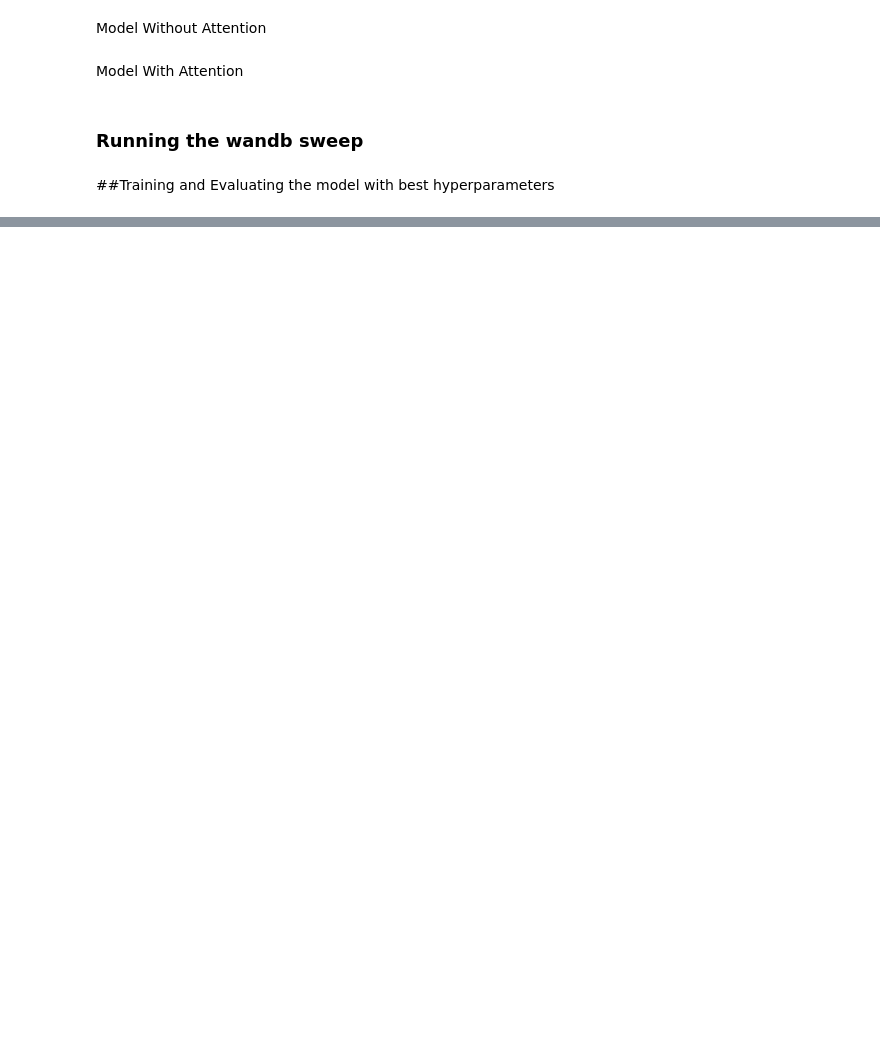
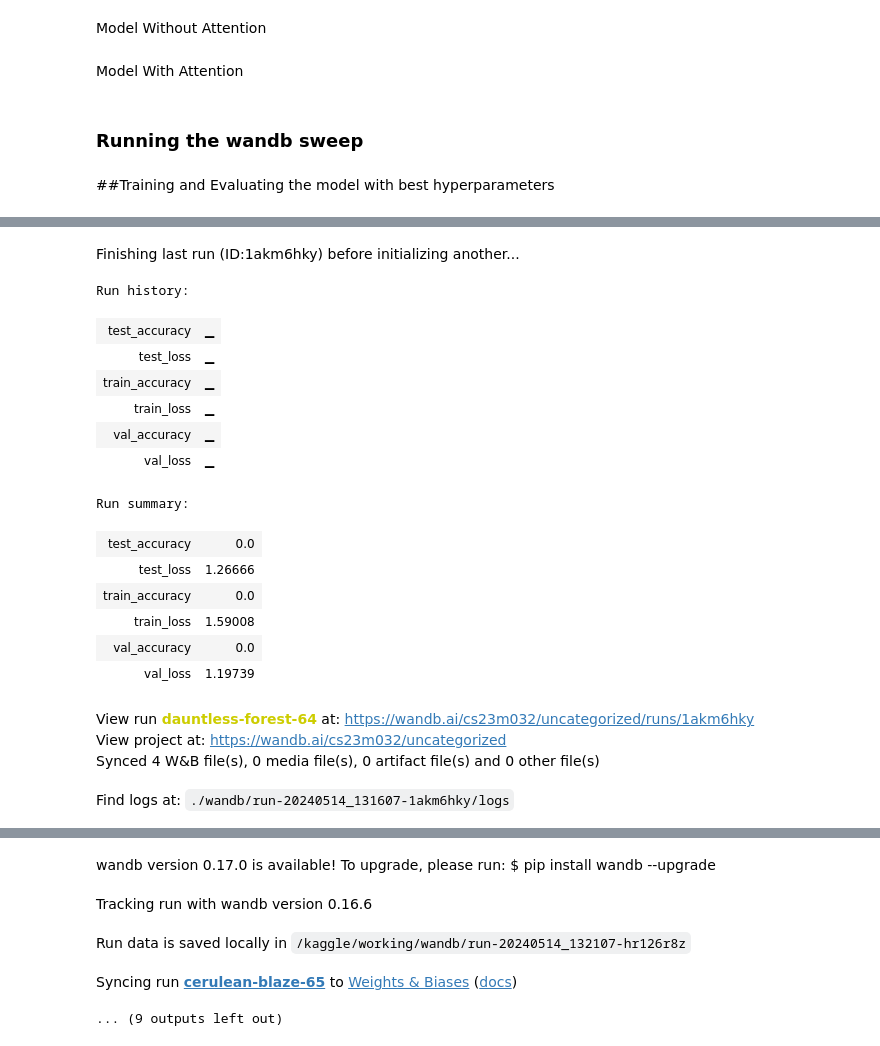
Before and after one commit to JuhiZanje/DLAssignment3, a Jupyter notebook: DL_Assignment3.ipynb, the cells around one changed output, grey strips where cells are left out. Cells and saved outputs as stored; diff of their text form; code cells hidden in the pictures; blank space fills up the shorter version.

Commit message:
function changed for attention

```diff
--- a/DL_Assignment3.ipynb
+++ b/DL_Assignment3.ipynb
@@ -174,2 +206,10 @@ with open('/kaggle/input/aksharantar-sampled/aksharantar_sampled/hin/hin_test.cs
+# %%
+#processing train file
+pairs=[]
+with open('/kaggle/input/aksharantar-sampled/aksharantar_sampled/hin/hin_train.csv', 'r') as f:
+    reader = csv.reader(f)
+    for row in reader:
+        engInd,hindInd = generate_indices(row)
+        pairs.append([engInd,hindInd])
 # %% [markdown]
 Loading Data
@@ -180,2 +216,10 @@ test_dataloader = torch.utils.data.DataLoader(pairs_t, batch_size=64, shuffle=Fa
+# %%
+#get data loaders
+batchSize=64
+shuffleValTest=False
+shuffleTrain=True
+dataloaderVal = torch.utils.data.DataLoader(pairs_v, batch_size=batchSize, shuffle=shuffleValTest)
+dataloaderTest = torch.utils.data.DataLoader(pairs_t, batch_size=batchSize, shuffle=shuffleValTest)
+dataloaderTrain = torch.utils.data.DataLoader(pairs, batch_size=batchSize, shuffle=shuffleTrain)
 # %% [markdown]
 ### Sweep Configuration
@@ -1350,0 +1180,20 @@ Run history:
+# %%
+
+
+hidden_layer_size=256
+embeddingSize= 16
+cellType="LSTM"
+layersDecoder=3
+layersEncoder=3
+attention=True
+bidirectional=True
+epochs=10
+learningRate=0.001
+drop_out=0.2
+# %%
+if(attention==True):
+    model = Seq2SeqAttn(len(char_to_idx_latin)+2, len(charToIndLang)+2, hidden_layer_size, embeddingSize, cellType,drop_out,1,1,bidirectional,learningRate, maxLenEng)
+else:
+    model = Seq2Seq(len(char_to_idx_latin)+2, len(charToIndLang)+2, hidden_layer_size, embeddingSize, cellType,drop_out,layersEncoder,layersDecoder,bidirectional,learningRate)
+
+model.to(device)
@@ -1350,0 +1214,26 @@ Run history:
+# %%
+wandb.init()
+trainer = pl.Trainer(max_epochs=epochs, accelerator="gpu", devices=1)
+trainer.fit(model=model, train_dataloaders=dataloaderTrain, val_dataloaders=dataloaderVal)
+trainer.test(model, dataloaderTest)
+wandb.finish()
+# %% [output]
+Finishing last run (ID:1akm6hky) before initializing another...
+Run history:
+| test_accuracy | ▁ |
+| test_loss | ▁ |
+| train_accuracy | ▁ |
+| train_loss | ▁ |
+| val_accuracy | ▁ |
+| val_loss | ▁ |
+Run summary:
+| test_accuracy | 0.0 |
+| test_loss | 1.26666 |
+| train_accuracy | 0.0 |
+| train_loss | 1.59008 |
+| val_accuracy | 0.0 |
+| val_loss | 1.19739 |
+View run dauntless-forest-64 at: https://wandb.ai/cs23m032/uncategorized/runs/1akm6hky
+View project at: https://wandb.ai/cs23m032/uncategorized
+Synced 4 W&B file(s), 0 media file(s), 0 artifact file(s) and 0 other file(s)
+Find logs at: ./wandb/run-20240514_131607-1akm6hky/logs
@@ -1350,0 +1241,5 @@ Run history:
+wandb version 0.17.0 is available! To upgrade, please run: $ pip install wandb --upgrade
+Tracking run with wandb version 0.16.6
+Run data is saved locally in /kaggle/working/wandb/run-20240514_132107-hr126r8z
+Syncing run cerulean-blaze-65 to Weights & Biases (docs)
+... (9 outputs left out)
```
Also changed, not shown: parts of 47 cells of this notebook.
